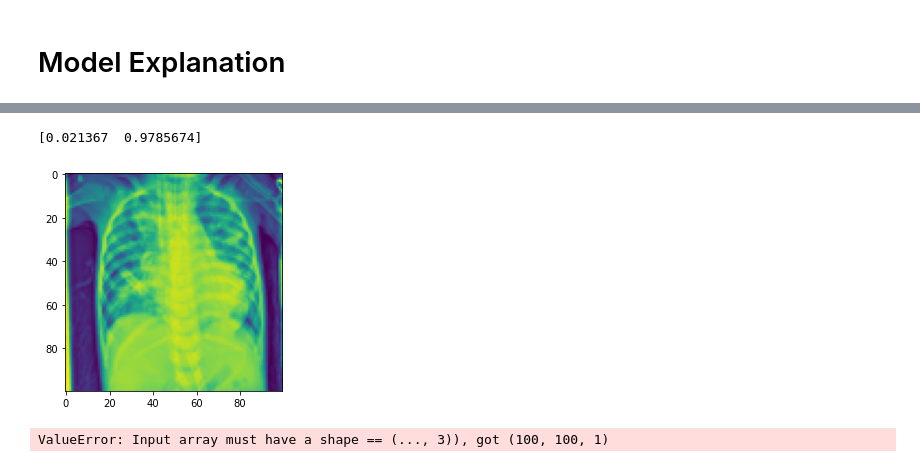
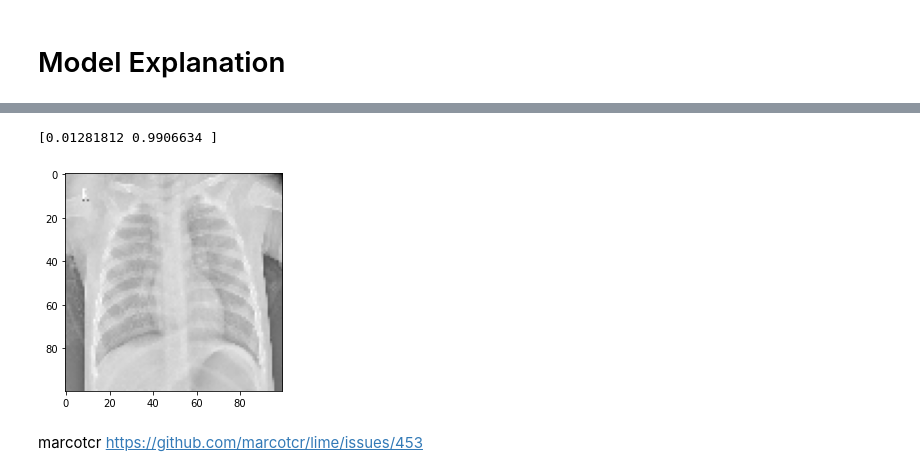
Before and after one commit to edgarbarr1/image-classification-neural-network, a Jupyter notebook: notebook/image-classification-notebook.ipynb, the cells around one changed output, grey strips where cells are left out. Cells and saved outputs as stored; diff of their text form; code cells hidden in the pictures.

```diff
--- a/notebook/image-classification-notebook.ipynb
+++ b/notebook/image-classification-notebook.ipynb
@@ -228,5 +227,7 @@ These images visually look exactly the same. Since the it is a very tiny percent
 ### Reshaping our image arrays ###
 # %% [markdown]
 In order for our models to take the data of all of our images we will stramline the size to 100,100,1.
+# %%
+X = np.array(X)
 # %%
-X = np.expand_dims(X, axis=3)
+X.shape
@@ -670,2 +657,2 @@ print(new_image.size) # Output: (400, 400)
 # %%
-new_image = preprocessing.image.img_to_array(new_image)
+image_1 = X_train[0]
@@ -687,8 +668,8 @@ array([[0.021367 , 0.9785674]], dtype=float32)
 # %%
-plt.imshow(new_image[0])
-preds = model_4.predict(new_image)
+plt.imshow(image_1)
+preds = new_predict_fn(image_1)
 for x in preds:
     print(x)
 # %% [output]
-[0.021367  0.9785674]
+[0.01281812 0.9906634 ]
-[figure, old version]
+[figure, new version]
@@ -697,7 +676,5 @@ from lime import lime_image
+# %% [markdown]
+marcotcr
+https://github.com/marcotcr/lime/issues/453
 # %%
 explainer = lime_image.LimeImageExplainer()
-# %%
-explanation = explainer.explain_instance(new_image[0].astype('double'),
-                                         model_4.predict, hide_color=0)
-# %% [output]
-ValueError: Input array must have a shape == (..., 3)), got (100, 100, 1)
```
Also changed, not shown: parts of 78 cells of this notebook, 1 other file.
